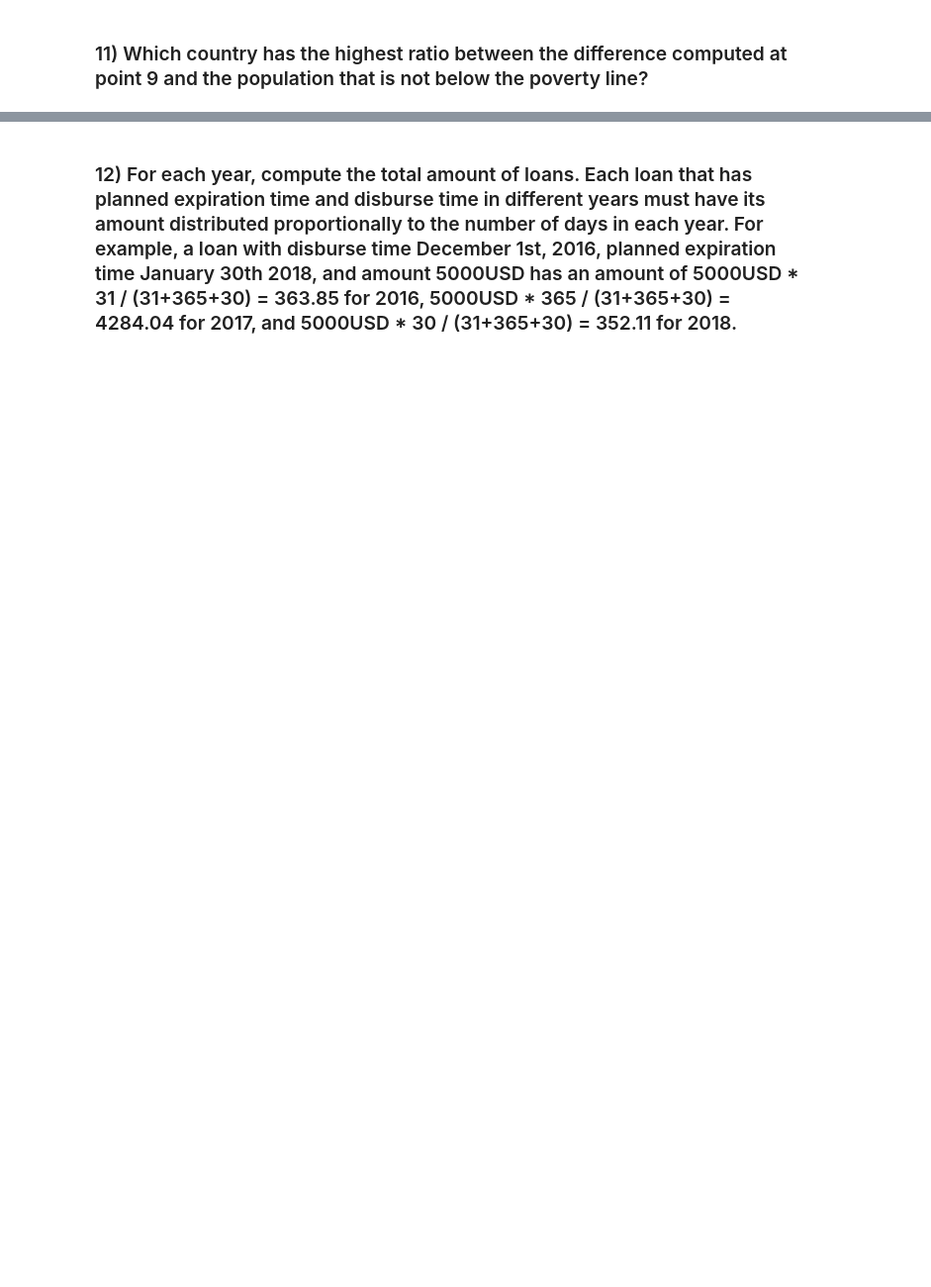
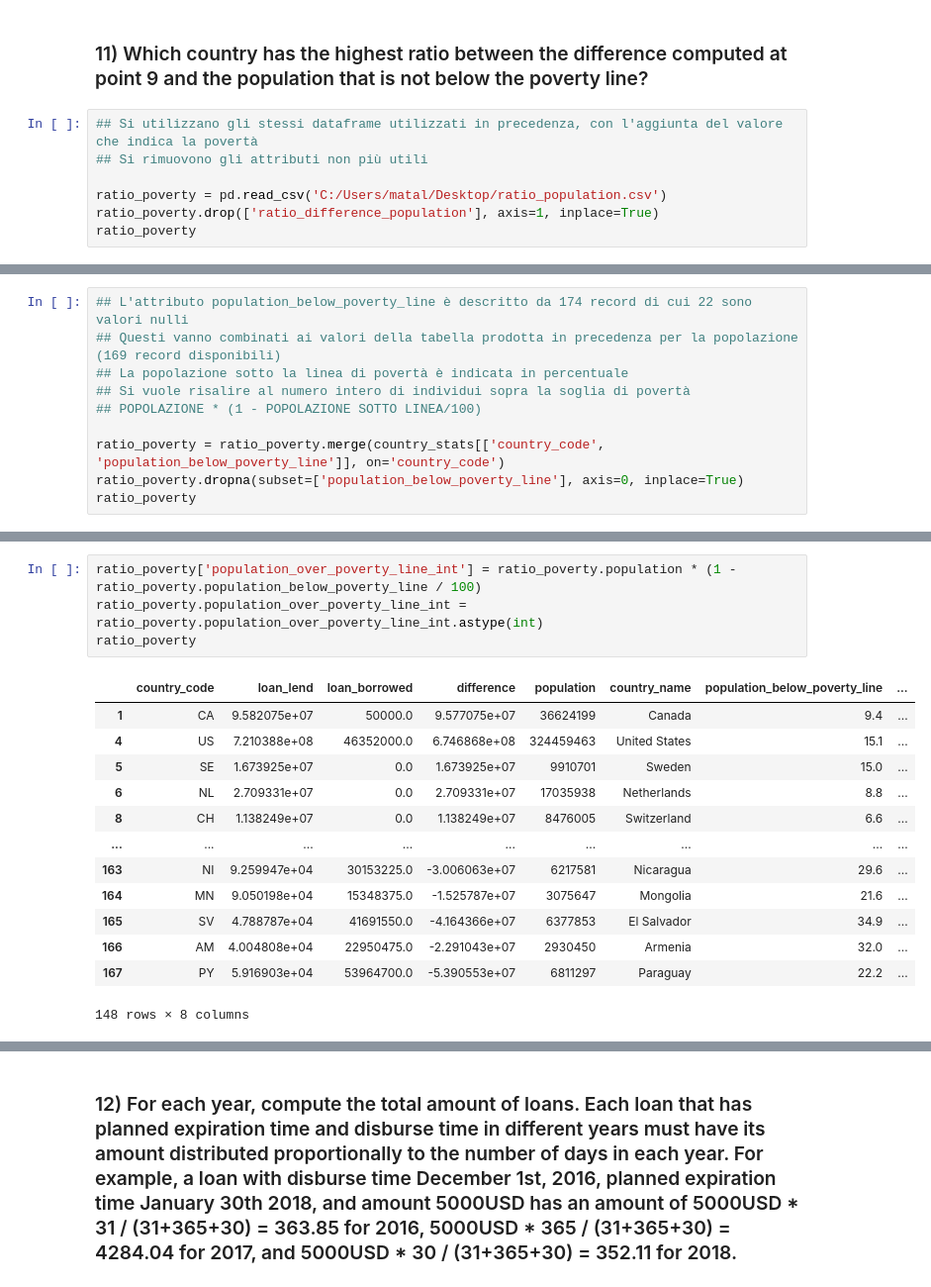
Before and after one commit to mliccia/FoCS, a Jupyter notebook: FoCS_799368.ipynb, the cells around one changed output, grey strips where cells are left out. Shown at 99% size. Cells and saved outputs as stored; diff of their text form; blank space fills up the shorter version.

```diff
--- a/FoCS_799368.ipynb
+++ b/FoCS_799368.ipynb
@@ -629,2 +713,9 @@ difference_lend_borrowed
 # %% [markdown]
 ### 11) Which country has the highest ratio between the difference computed at point 9 and the population that is not below the poverty line?
+# %%
+## Si utilizzano gli stessi dataframe utilizzati in precedenza, con l'aggiunta del valore che indica la povertà
+## Si rimuovono gli attributi non più utili
+
+ratio_poverty = pd.read_csv('C:/Users/matal/Desktop/ratio_population.csv')
+ratio_poverty.drop(['ratio_difference_population'], axis=1, inplace=True)
+ratio_poverty
@@ -630,0 +736,10 @@ difference_lend_borrowed
+# %%
+## L'attributo population_below_poverty_line è descritto da 174 record di cui 22 sono valori nulli
+## Questi vanno combinati ai valori della tabella prodotta in precedenza per la popolazione (169 record disponibili)
+## La popolazione sotto la linea di povertà è indicata in percentuale
+## Si vuole risalire al numero intero di individui sopra la soglia di povertà
+## POPOLAZIONE * (1 - POPOLAZIONE SOTTO LINEA/100)
+
+ratio_poverty = ratio_poverty.merge(country_stats[['country_code', 'population_below_poverty_line']], on='country_code')
+ratio_poverty.dropna(subset=['population_below_poverty_line'], axis=0, inplace=True)
+ratio_poverty
@@ -630,0 +775,18 @@ difference_lend_borrowed
+# %%
+ratio_poverty['population_over_poverty_line_int'] = ratio_poverty.population * (1 - ratio_poverty.population_below_poverty_line / 100)
+ratio_poverty.population_over_poverty_line_int = ratio_poverty.population_over_poverty_line_int.astype(int)
+ratio_poverty
+# %% [output]
+|  | country_code | loan_lend | loan_borrowed | difference | population | country_name | population_below_poverty_line | ... |
+| 1 | CA | 9.582075e+07 | 50000.0 | 9.577075e+07 | 36624199 | Canada | 9.4 | ... |
+| 4 | US | 7.210388e+08 | 46352000.0 | 6.746868e+08 | 324459463 | United States | 15.1 | ... |
+| 5 | SE | 1.673925e+07 | 0.0 | 1.673925e+07 | 9910701 | Sweden | 15.0 | ... |
+| 6 | NL | 2.709331e+07 | 0.0 | 2.709331e+07 | 17035938 | Netherlands | 8.8 | ... |
+| 8 | CH | 1.138249e+07 | 0.0 | 1.138249e+07 | 8476005 | Switzerland | 6.6 | ... |
+| ... | ... | ... | ... | ... | ... | ... | ... | ... |
+| 163 | NI | 9.259947e+04 | 30153225.0 | -3.006063e+07 | 6217581 | Nicaragua | 29.6 | ... |
+| 164 | MN | 9.050198e+04 | 15348375.0 | -1.525787e+07 | 3075647 | Mongolia | 21.6 | ... |
+| 165 | SV | 4.788787e+04 | 41691550.0 | -4.164366e+07 | 6377853 | El Salvador | 34.9 | ... |
+| 166 | AM | 4.004808e+04 | 22950475.0 | -2.291043e+07 | 2930450 | Armenia | 32.0 | ... |
+| 167 | PY | 5.916903e+04 | 53964700.0 | -5.390553e+07 | 6811297 | Paraguay | 22.2 | ... |
+148 rows × 8 columns
```
Also changed, not shown: parts of 17 cells of this notebook.
